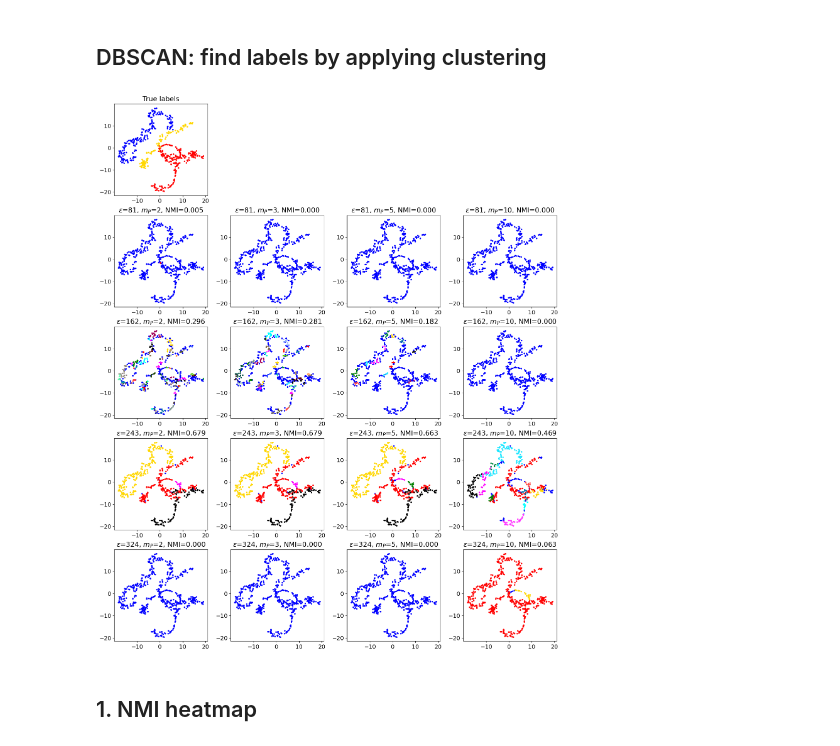
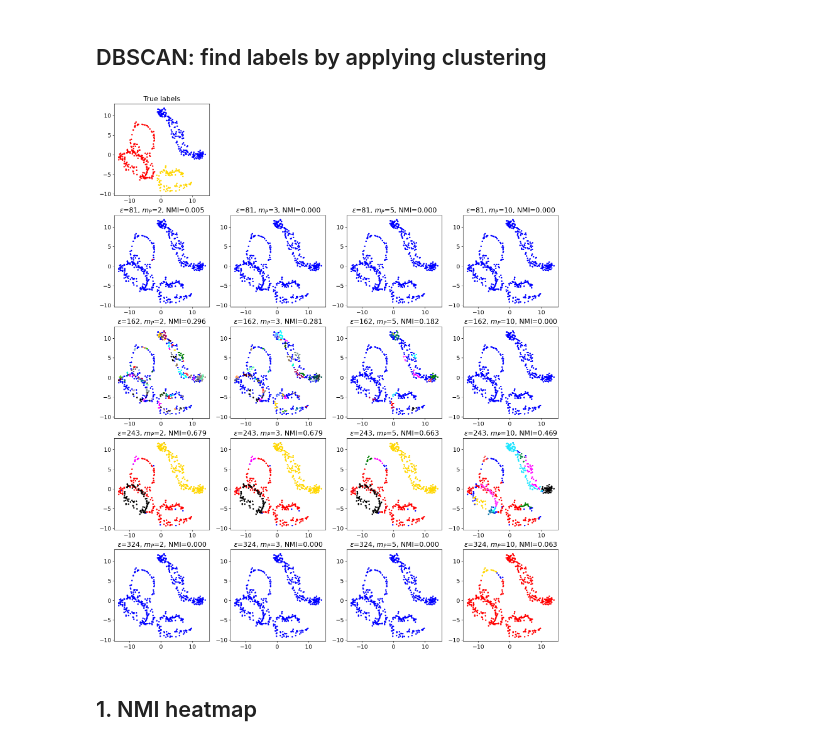
Before and after one commit to giuliadoda/LCP_mod_B, a Jupyter notebook: Ex2/group2406_exercise02.ipynb, the cells around one changed output. Cells and saved outputs as stored; diff of their text form; code cells hidden in the pictures.

```diff
--- a/Ex2/group2406_exercise02.ipynb
+++ b/Ex2/group2406_exercise02.ipynb
@@ -138,13 +140,13 @@ Time for the fit with perplexity = 32: 2.86 s
 # %%
 # visualization with different random initial states
 
-(fig, subplots) = plt.subplots(1,Np , figsize=(3*Np, 2.7))
+(fig, subplots) = plt.subplots(1, Np, figsize=(3*Np, 2.7))
 
 # list to store low dimensional data
 X_all = [None]
 
 # fixed perplexity
-perplexity= 8
+perplexity= 16
 
 for i in range(5):
     np.random.seed(i)
@@ -255,9 +257,10 @@ def plotting_ax(X, y, ax):
 # DBSCAN has a few parameters, let's sweep over a few parameters and see what happens
 np.random.seed(12345)
 
-n_true_center=3
+n_true_center = 3
+best_visual = 2
 #X, ytrue = make_blobs(10000, 2, n_true_center) # Generating random gaussian mixture
-X2D = X_all[4] # best visualization above
+X3D = X_all[best_visual] # best visualization above
 X = data
 y_true = y
 
@@ -269,36 +272,36 @@ else:
 
 # varying epsilon
 eps_range = [r/2,r,1.5*r,2*r]
 
 # varying minimum number of samples in epsilon range
 min_sample_range = [2,3,5,10]
 DIMY=len(eps_range)
 DIMX=len(min_sample_range)
 
 # plot
 fig, ax = plt.subplots(DIMY+1,DIMX,figsize=(15,18))
 
 # plotting true labels
 i,j=0,0
 nmi=1
-plotting_ax(X2D,y,ax[i,j])
+plotting_ax(X3D,y,ax[i,j])
 ax[i,j].set_title('True labels')
 for j in range(1,DIMX): fig.delaxes(ax[i,j])
 
 # plotting with epsilon and min samples that vary
 for i, eps in enumerate(eps_range):
     for j, min_samples in enumerate(min_sample_range):
         model = DBSCAN(eps=eps, min_samples=min_samples)
         model.fit(X)
         y_hat = model.labels_
-        plotting_ax(X2D,y_hat,ax[i+1,j])
+        plotting_ax(X3D,y_hat,ax[i+1,j])
         nmi=NMI(y_true, y_hat)
         ax[i+1,j].set_title(r'$\epsilon$=%.0f, $m_P$=%i, NMI=%.3f'%(eps,min_samples,nmi))
 
 plt.tight_layout(h_pad=0.5)
 plt.show()
 # %% [output]
-[figure, old version]
+[figure, new version]
 # %% [markdown]
 ## 1. NMI heatmap
 # %% [markdown]
```
Also changed, not shown: parts of 15 cells of this notebook.
